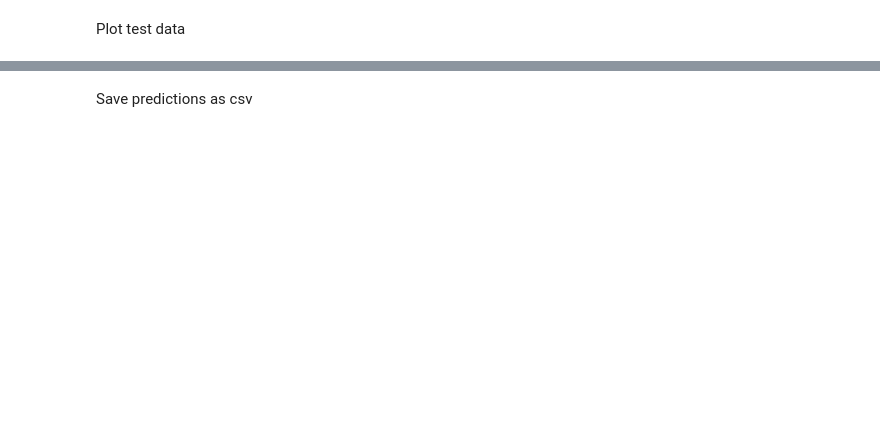
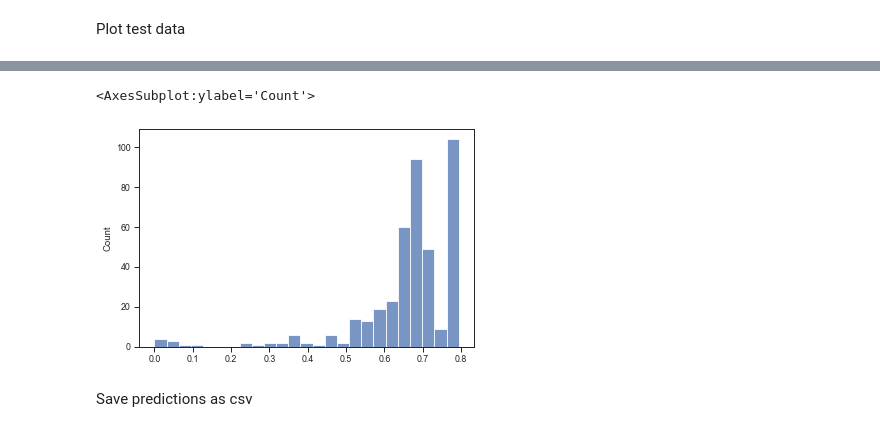
Before and after one commit to SandroMartens/sturdy-bassoon, a Jupyter notebook: titanic/analyse.ipynb, the cells around one changed output, grey strips where cells are left out. Drawn from its saved outputs; the diff is of its cells as text; code cells hidden in the pictures; blank space fills up the shorter version.

```diff
--- a/titanic/analyse.ipynb
+++ b/titanic/analyse.ipynb
@@ -109,3 +150,8 @@ sns.scatterplot(
+# %%
+sns.histplot(proba)
+# %% [output]
+<AxesSubplot:ylabel='Count'>
+[figure, added]
 # %% [markdown]
 Save predictions as csv
 # %%
```
Also changed, not shown: parts of 14 cells of this notebook, 2 other files.
